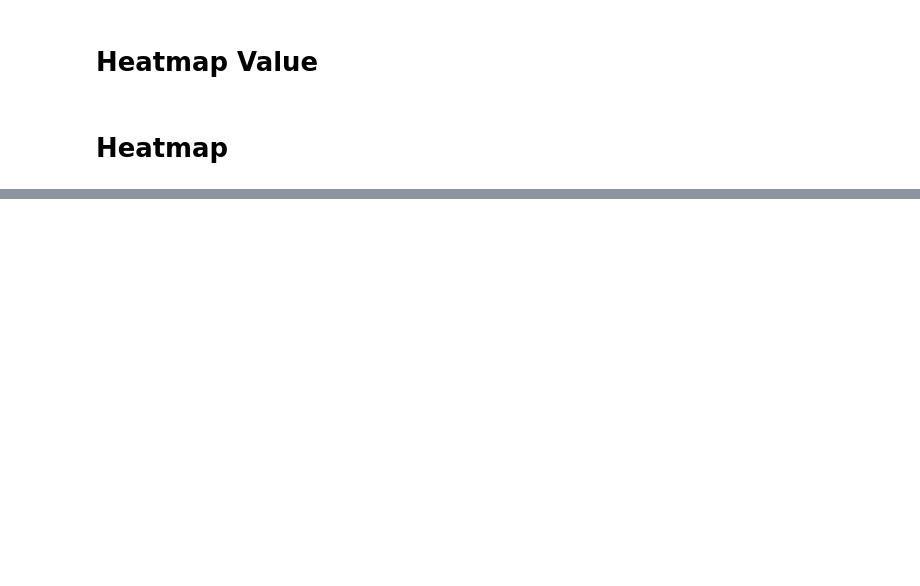
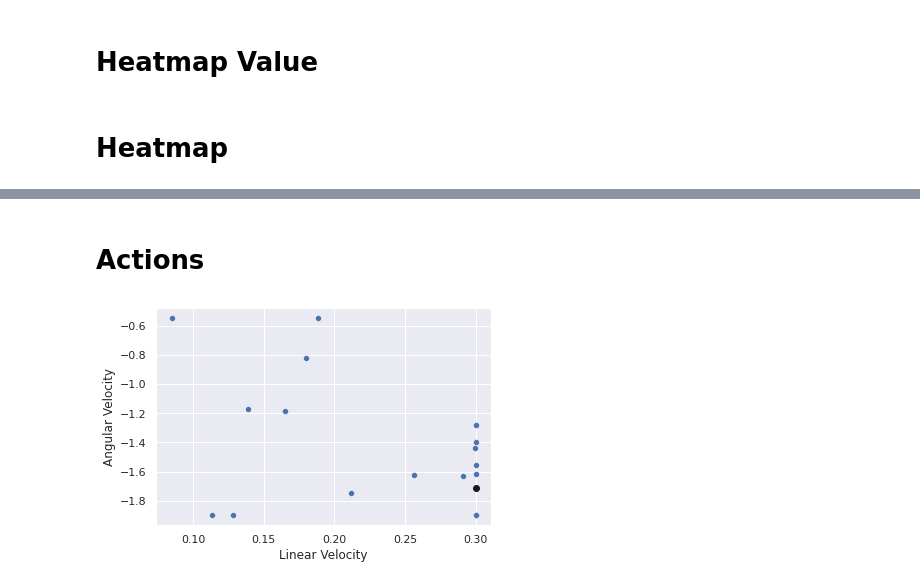
Before and after one commit to Isla-lab/MCTS_VO, a Jupyter notebook: RobotArena Experimets.ipynb, the cells around one changed output, grey strips where cells are left out. Saved outputs shown, nothing was run; the diff lists cells and outputs as text; code cells hidden in the pictures; blank space fills up the shorter version.

```diff
--- a/RobotArena Experimets.ipynb
+++ b/RobotArena Experimets.ipynb
@@ -586,0 +590,24 @@ fig.savefig('heatmap.png', dpi=300)
+# %% [markdown]
+# Actions
+# %%
+import numpy as np
+import matplotlib.pyplot as plt
+import seaborn as sns
+sns.set_theme()
+sns.set_palette(sns.color_palette())
+%matplotlib inline
+
+a = np.load("actions_0.npz", allow_pickle=True)
+a_chosen = np.load("chosen_a_0.npz", allow_pickle=True)['arr_0']
+idx = 0
+for step_name in q.files:
+    data = a[step_name]
+    plt.clf()
+    sns.scatterplot(x=data[:, 0], y=data[:, 1])
+    plt.plot(a_chosen[idx, 0], a_chosen[idx, 1], "ok")
+    plt.xlabel("Linear Velocity")
+    plt.ylabel("Angular Velocity")
+    plt.savefig(f'debug/a/a_{step_name}.png', dpi=300)
+    idx+=1
+# %% [output]
+[figure, added]
```
Also changed, not shown: parts of 3 cells of this notebook, 4 other files.
